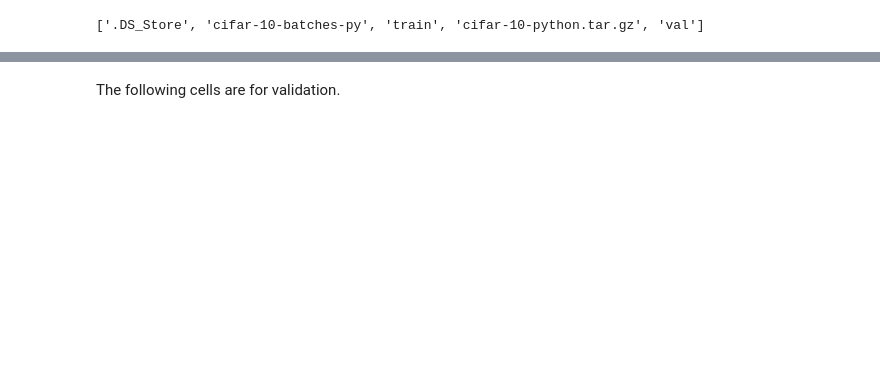
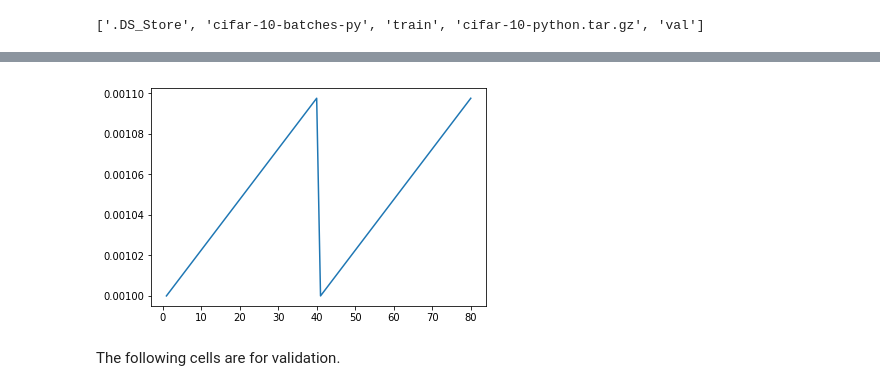
Before and after one commit to dylanagreen/kpno-allsky, a Jupyter notebook: Image Classifier.ipynb, the cells around one changed output, grey strips where cells are left out. Drawn from its saved outputs; the diff is of its cells as text; code cells hidden in the pictures; blank space fills up the shorter version.

```diff
--- a/Image Classifier.ipynb
+++ b/Image Classifier.ipynb
@@ -106,3 +267,9 @@ Finished Training
+# %%
+x = np.asarray(range(len(lrs))) + 1
+plt.plot(x, lrs)
+plt.show()
+# %% [output]
+[figure, added]
 # %%
 def unnormalize(img):
     # Transform does x_new = (x - mean)/sigma
```
Also changed, not shown: parts of 8 cells of this notebook.
